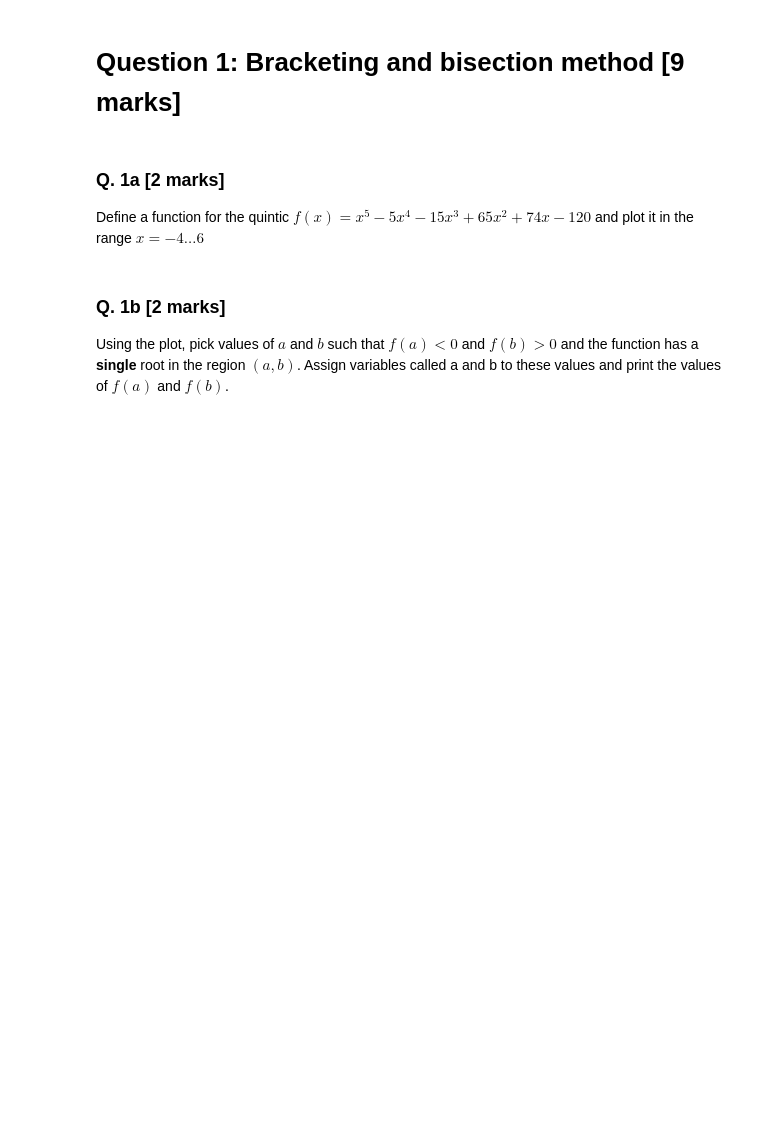
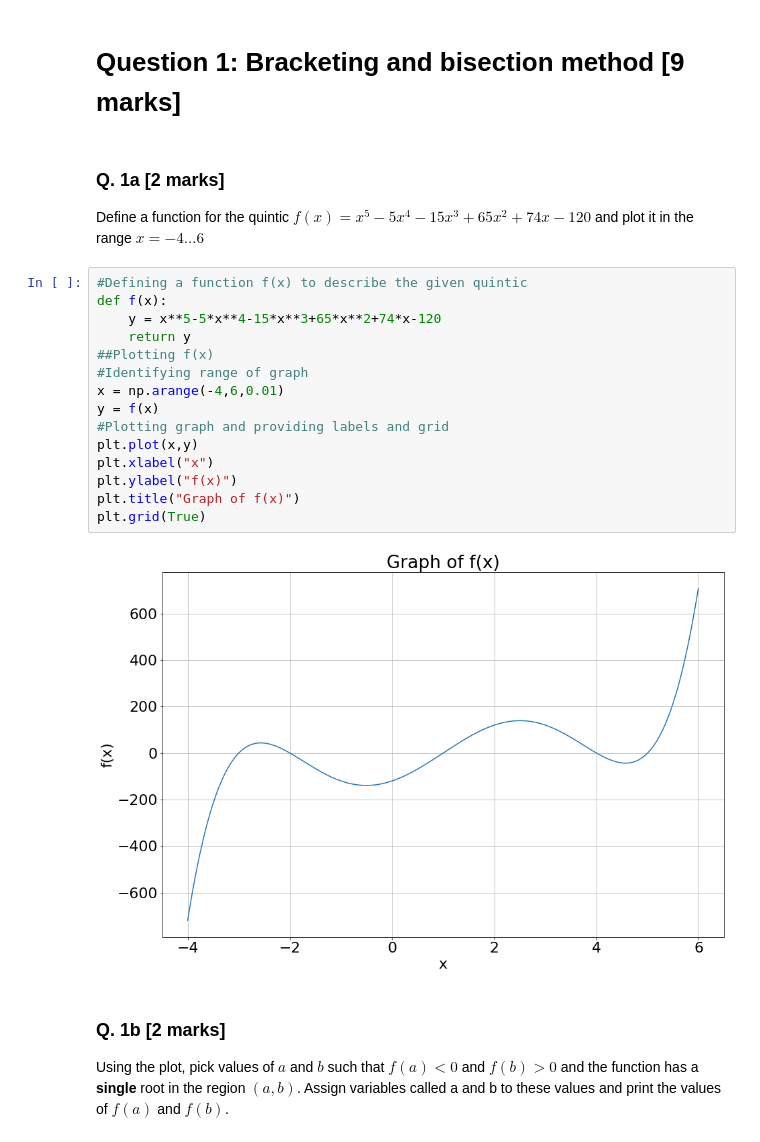
Before and after one commit to odhrandooley/ACM20030-Assignments, a Jupyter notebook: Assignment-2.ipynb, the cells around one changed output. Cells and saved outputs as stored; diff of their text form; blank space fills up the shorter version.

```diff
--- a/Assignment-2.ipynb
+++ b/Assignment-2.ipynb
@@ -21,6 +21,23 @@ plt.rcParams["figure.figsize"] = (15,10)
 # %% [markdown]
 ### Q. 1a [2 marks]
 Define a function for the quintic $f(x) = x^5-5 x^4-15 x^3+65 x^2+74 x-120$ and plot it in the range $x=-4\dots6$
+# %%
+#Defining a function f(x) to describe the given quintic
+def f(x):
+    y = x**5-5*x**4-15*x**3+65*x**2+74*x-120
+    return y
+##Plotting f(x)
+#Identifying range of graph
+x = np.arange(-4,6,0.01)
+y = f(x)
+#Plotting graph and providing labels and grid
+plt.plot(x,y)
+plt.xlabel("x")
+plt.ylabel("f(x)")
+plt.title("Graph of f(x)")
+plt.grid(True)
+# %% [output]
+[figure, added]
 # %% [markdown]
 ### Q. 1b [2 marks]
 Using the plot, pick values of $a$ and $b$ such that $f(a) < 0$ and $f(b) > 0$ and the function has a **single** root in the region $(a,b)$. Assign variables called a and b to these values and print the values of $f(a)$ and $f(b)$.
```
